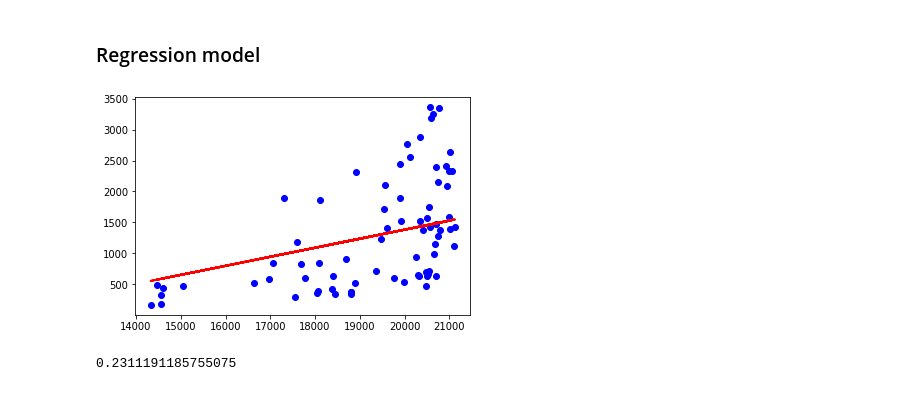
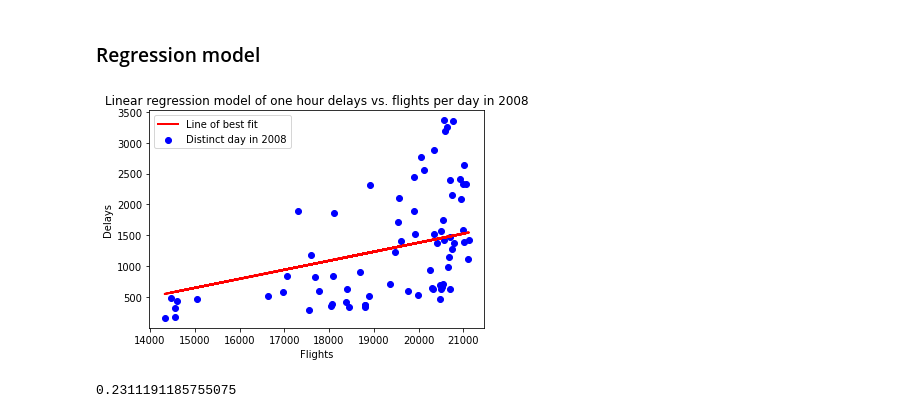
Before and after one commit to daniellicht13/caobd_final, a Jupyter notebook: flights_vs_delays_per_day.ipynb, the cells around one changed output. Saved outputs shown, nothing was run; the diff lists cells and outputs as text; code cells hidden in the pictures.

```diff
--- a/flights_vs_delays_per_day.ipynb
+++ b/flights_vs_delays_per_day.ipynb
@@ -121,11 +125,15 @@ y_pred = regressor.predict(X_test)
 # %% [markdown]
 ### Regression model
 # %%
-plt.scatter(X_test, y_test,  color='b')
-plt.plot(X_test, y_pred, color='red', linewidth=2)
+plt.scatter(X_test, y_test,  color='b', label="Distinct day in 2008")
+plt.plot(X_test, y_pred, color='red', linewidth=2, label="Line of best fit")
+plt.title("Linear regression model of one hour delays vs. flights per day in 2008")
+plt.xlabel("Flights")
+plt.ylabel("Delays")
+plt.legend(loc=0)
 plt.show()
 # %% [output]
-[figure, old version]
+[figure, new version]
 # %%
 r2 = metrics.r2_score(y_test, y_pred)
 # %%
```
Also changed, not shown: parts of 7 cells of this notebook, 2 other files.
